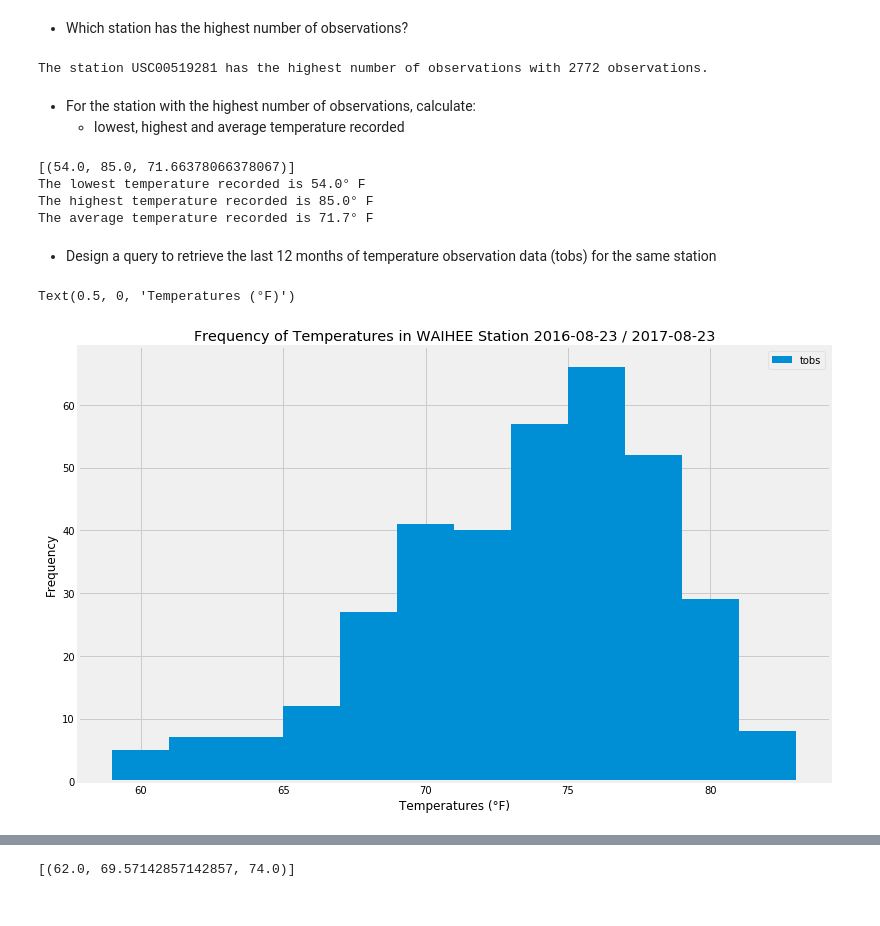
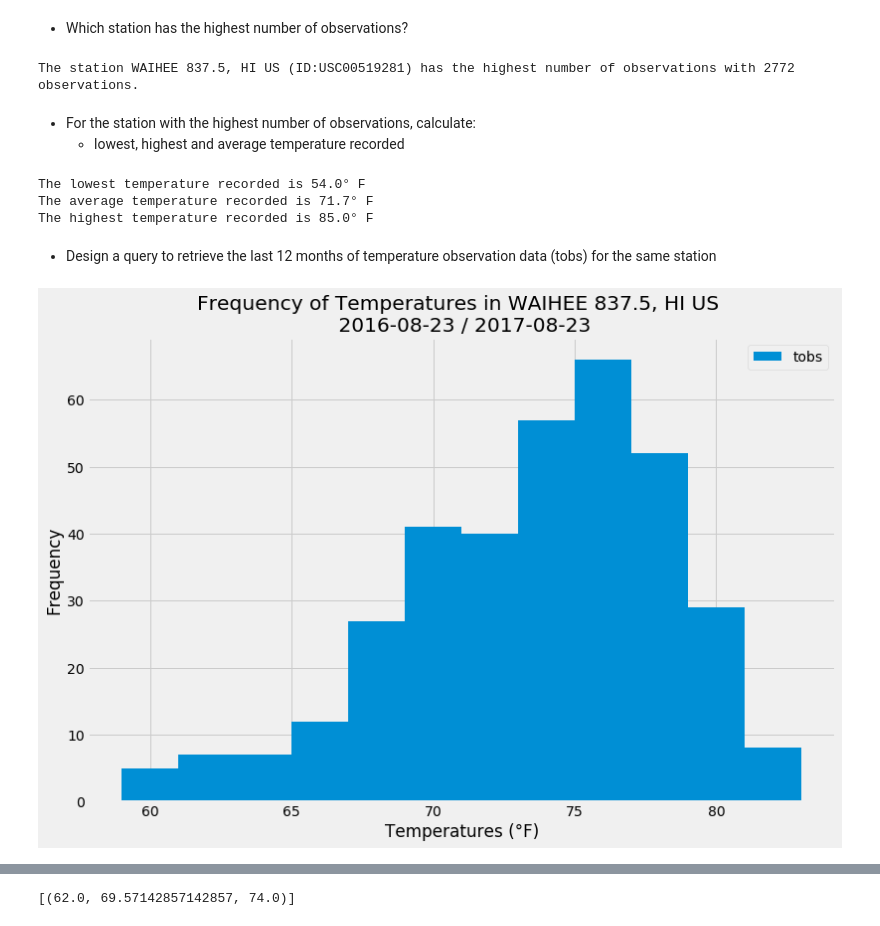
Before and after one commit to Lorsmo/Surfs-Up, a Jupyter notebook: climate.ipynb, the cells around one changed output, grey strips where cells are left out. Drawn from its saved outputs; the diff is of its cells as text; code cells hidden in the pictures.

Commit message:
app and figures

```diff
--- a/climate.ipynb
+++ b/climate.ipynb
@@ -151,46 +146,47 @@ active_stations
 # %% [markdown]
 * Which station has the highest number of observations?
+# %%
+# Design a query to find the most active station
+most_active= session.query(Station.name, Measurement.station, func.count(Measurement.station)).\
+                    filter(Station.station == Measurement.station).\
+                    group_by(Measurement.station).\
+                    order_by(func.count(Measurement.station).desc()).first()
 # %%
-most_active= session.query(Measurement.station, func.count(Measurement.station)).\
-                    group_by(Measurement.station).\
-                    order_by(func.count(Measurement.station).desc()).first()
-print("The station {} has the highest number of observations with {} observations.".\
-      format(most_active[0], most_active[1]))
+print("The station {} (ID:{}) has the highest number of observations with {} observations.".\
+      format(most_active[0], most_active[1], most_active[2]))
 # %% [output]
-The station USC00519281 has the highest number of observations with 2772 observations.
+The station WAIHEE 837.5, HI US (ID:USC00519281) has the highest number of observations with 2772 observations.
 # %% [markdown]
 * For the station with the highest number of observations, calculate:
     * lowest, highest and average temperature recorded
 # %%
-# Using the station id from the previous query, calculate the lowest temperature recorded,
-# highest temperature recorded, and average temperature most active station?
-query_temp = session.query(func.min(Measurement.tobs), func.max(Measurement.tobs), func.avg(Measurement.tobs)).\
-    filter(Measurement.station == most_active[0]).all()
-print(query_temp)
+# Design a query to get the lowest, highest and average temperature recorded for the most active station
+query_temp = session.query(func.min(Measurement.tobs), func.avg(Measurement.tobs), func.max(Measurement.tobs)).\
+    filter(Measurement.station == most_active[1]).all()
 
-print("The lowest temperature recorded is {}° F".format(query_temp[0][0]))
-print("The highest temperature recorded is {}° F".format(query_temp[0][1]))
-print("The average temperature recorded is {0:.1f}° F".format(query_temp[0][2]))
+records = ["lowest", "average", "highest"]
+for results in query_temp:
+    for i in range(len(results)):
+        print(f"The {records[i]} temperature recorded is {results[i]:.1f}° F")
 # %% [output]
-[(54.0, 85.0, 71.66378066378067)]
 The lowest temperature recorded is 54.0° F
+The average temperature recorded is 71.7° F
 The highest temperature recorded is 85.0° F
-The average temperature recorded is 71.7° F
 # %% [markdown]
 * Design a query to retrieve the last 12 months of temperature observation data (tobs) for the same station
 # %%
 # Query the last 12 months of temperature observation data for the station with the highest number of temperature observations.
 twelve_months = session.query(Measurement.tobs).\
-    filter((Measurement.station == most_active[0]), (Measurement.date > first_date)).all()
+    filter((Measurement.station == most_active[1]), (Measurement.date > first_date)).all()
 
 # Convert the query results in a DataFrame
 df_twelve = pd.DataFrame(twelve_months)
 
 # Plot the results as a histogram
-
-df_twelve.plot.hist(bins=12, title=f"Frequency of Temperatures in WAIHEE Station {first_date} / {last_date}",
-                    figsize=(12,8))
+df_twelve.plot.hist(bins=12, title=f"Frequency of Temperatures in {most_active[0]} \n {first_date} / {last_date}",
+                   figsize=(12,8))
 plt.xlabel('Temperatures (°F)')
+plt.savefig("Figures/Frequency_temperatures_oneyear.png")
+plt.show()
 # %% [output]
-Text(0.5, 0, 'Temperatures (°F)')
-[figure, old version]
+[figure, new version]
```
Also changed, not shown: parts of 38 cells of this notebook, 3 other files.
